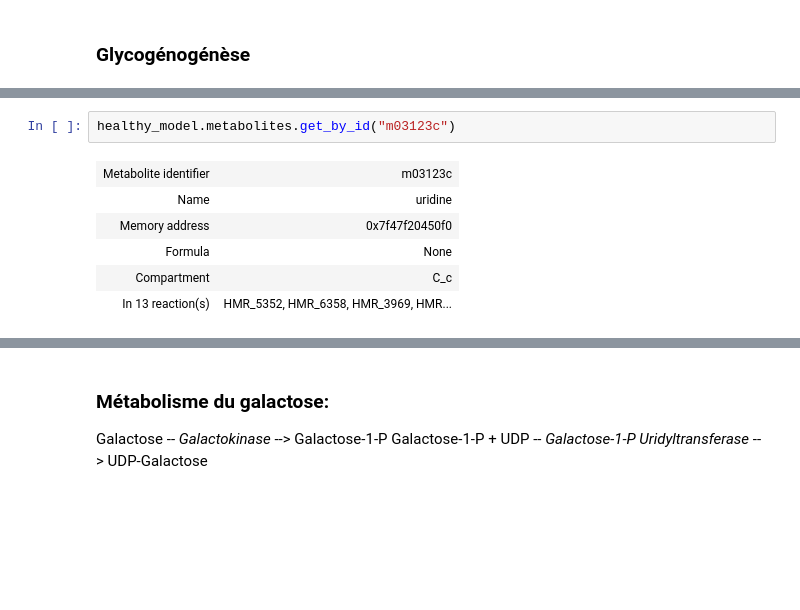
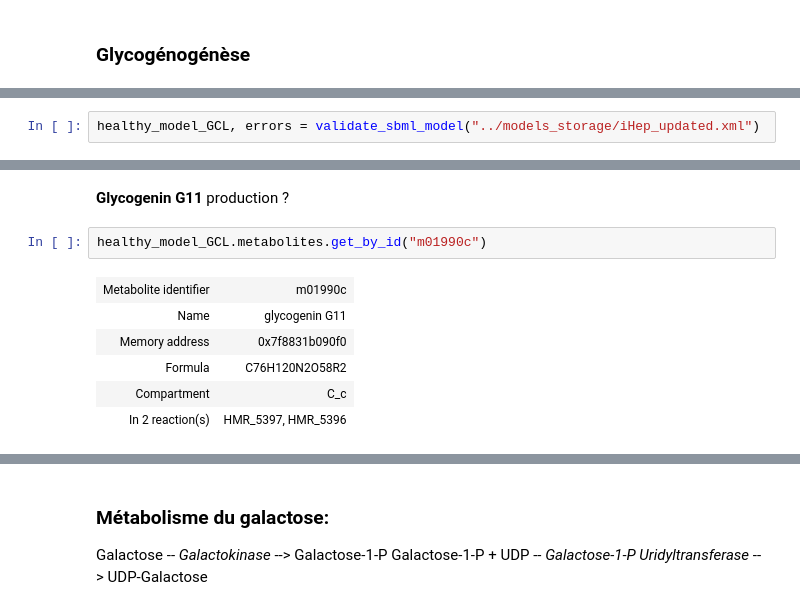
Before and after one commit to JoPkb/RBA_cutsets, a Jupyter notebook: code/healthy_liver_functions.ipynb, the cells around one changed output, grey strips where cells are left out. Drawn from its saved outputs; the diff is of its cells as text; blank space fills up the shorter version.

```diff
--- a/code/healthy_liver_functions.ipynb
+++ b/code/healthy_liver_functions.ipynb
@@ -195,0 +326,2 @@ r_glyco
+# %%
+healthy_model_GCL, errors = validate_sbml_model("../models_storage/iHep_updated.xml")
@@ -196,9 +421,11 @@ r_glyco
+# %% [markdown]
+**Glycogenin G11** production ?
 # %%
-healthy_model.metabolites.get_by_id("m03123c")
+healthy_model_GCL.metabolites.get_by_id("m01990c")
 # %% [output]
-| Metabolite identifier | m03123c |
-| Name | uridine |
-| Memory address | 0x7f47f20450f0 |
-| Formula | None |
+| Metabolite identifier | m01990c |
+| Name | glycogenin G11 |
+| Memory address | 0x7f8831b090f0 |
+| Formula | C76H120N2O58R2 |
 | Compartment | C_c |
-| In 13 reaction(s) | HMR_5352, HMR_6358, HMR_3969, HMR... |
+| In 2 reaction(s) | HMR_5397, HMR_5396 |
```
Also changed, not shown: parts of 52 cells of this notebook, 2 other files.
